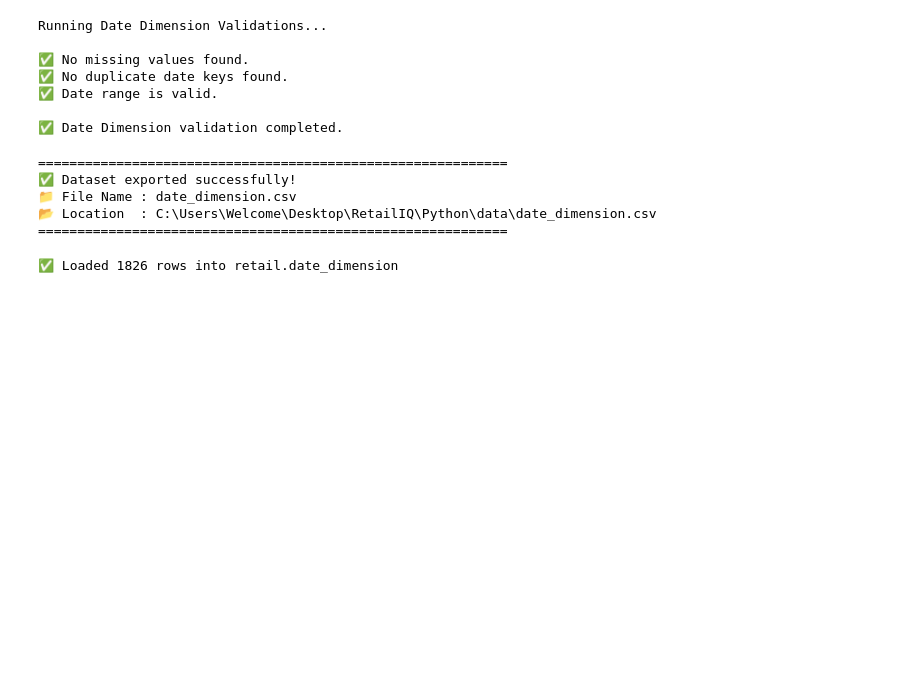
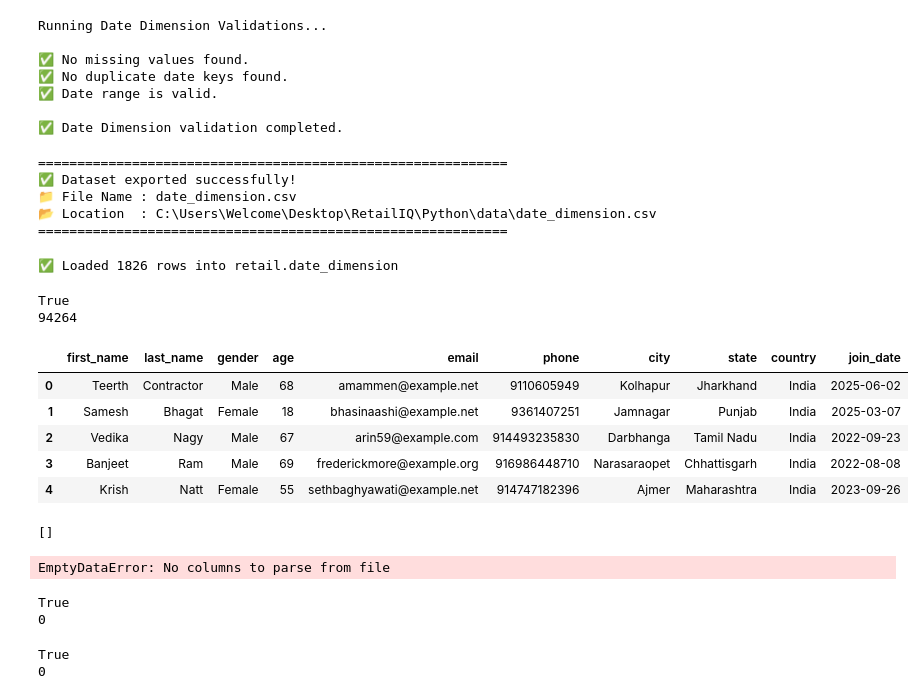
Before and after one commit to adhithyaaa2424/RetailIQ-Enterprise-Sales-Analytics-Business-Intelligence-Platform, a Jupyter notebook: Python/notebooks/03_generate_employees.ipynb, the cells around one changed output. Drawn from its saved outputs; the diff is of its cells as text; code cells hidden in the pictures; blank space fills up the shorter version.

```diff
--- a/Python/notebooks/03_generate_employees.ipynb
+++ b/Python/notebooks/03_generate_employees.ipynb
@@ -416,3 +413,58 @@ load_dataframe(
 )
 # %% [output]
 ✅ Loaded 1826 rows into retail.date_dimension
+# %%
+from pathlib import Path
+
+file = Path("../exports/customers.csv")
+
+print(file.exists())
+print(file.stat().st_size)
+# %% [output]
+True
+94264
+# %%
+import pandas as pd
+
+pd.read_csv("../exports/customers.csv").head()
+# %% [output]
+|  | first_name | last_name | gender | age | email | phone | city | state | country | join_date |
+| 0 | Teerth | Contractor | Male | 68 | amammen@example.net | 9110605949 | Kolhapur | Jharkhand | India | 2025-06-02 |
+| 1 | Samesh | Bhagat | Female | 18 | bhasinaashi@example.net | 9361407251 | Jamnagar | Punjab | India | 2025-03-07 |
+| 2 | Vedika | Nagy | Male | 67 | arin59@example.com | 914493235830 | Darbhanga | Tamil Nadu | India | 2022-09-23 |
+| 3 | Banjeet | Ram | Male | 69 | frederickmore@example.org | 916986448710 | Narasaraopet | Chhattisgarh | India | 2022-08-08 |
+| 4 | Krish | Natt | Female | 55 | sethbaghyawati@example.net | 914747182396 | Ajmer | Maharashtra | India | 2023-09-26 |
+# %%
+from pathlib import Path
+
+list(Path(".").rglob("customers.csv"))
+# %% [output]
+[]
+# %%
+import pandas as pd
+
+customers_df = pd.read_csv("../exports/customers.csv")
+employees_df = pd.read_csv("../exports/employees.csv")
+date_dimension_df = pd.read_csv("../exports/date_dimension.csv")
+# %% [output]
+EmptyDataError: No columns to parse from file
+# %%
+from pathlib import Path
+
+file = Path("../exports/customers.csv")
+
+print(file.exists())
+print(file.stat().st_size)
+# %% [output]
+True
+0
+# %%
+from pathlib import Path
+
+file = Path("../exports/customers.csv")
+
+print(file.exists())
+print(file.stat().st_size)
+# %% [output]
+True
+0
```
Also changed, not shown: parts of 4 cells of this notebook, 11 other files.
